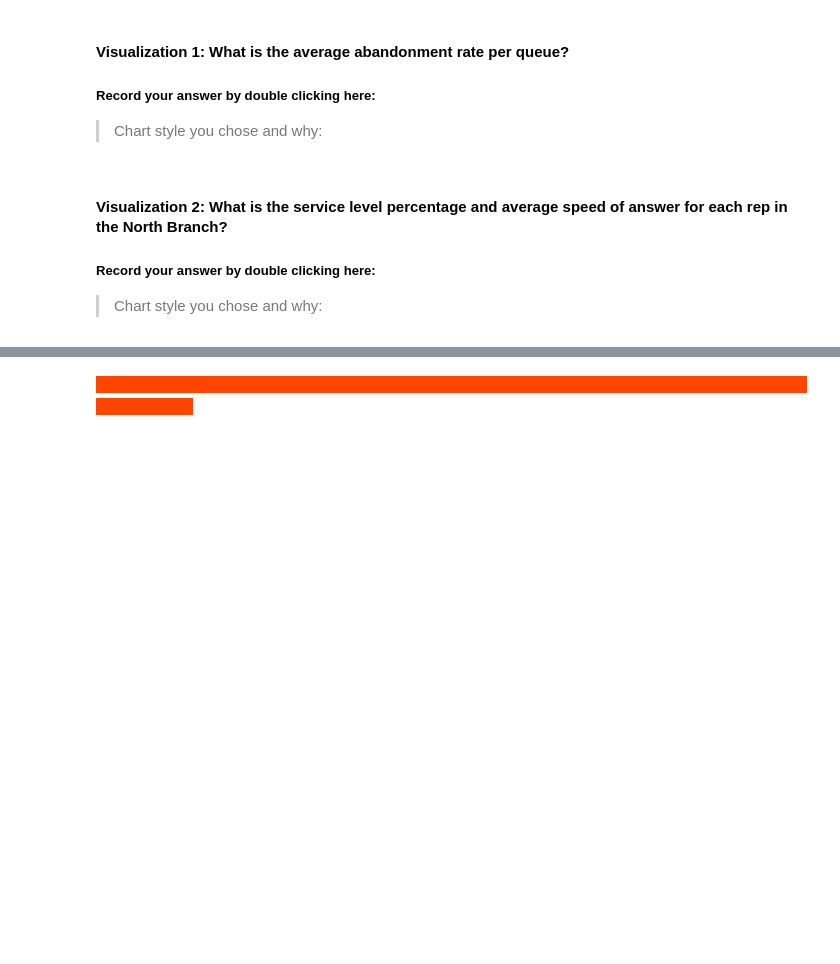
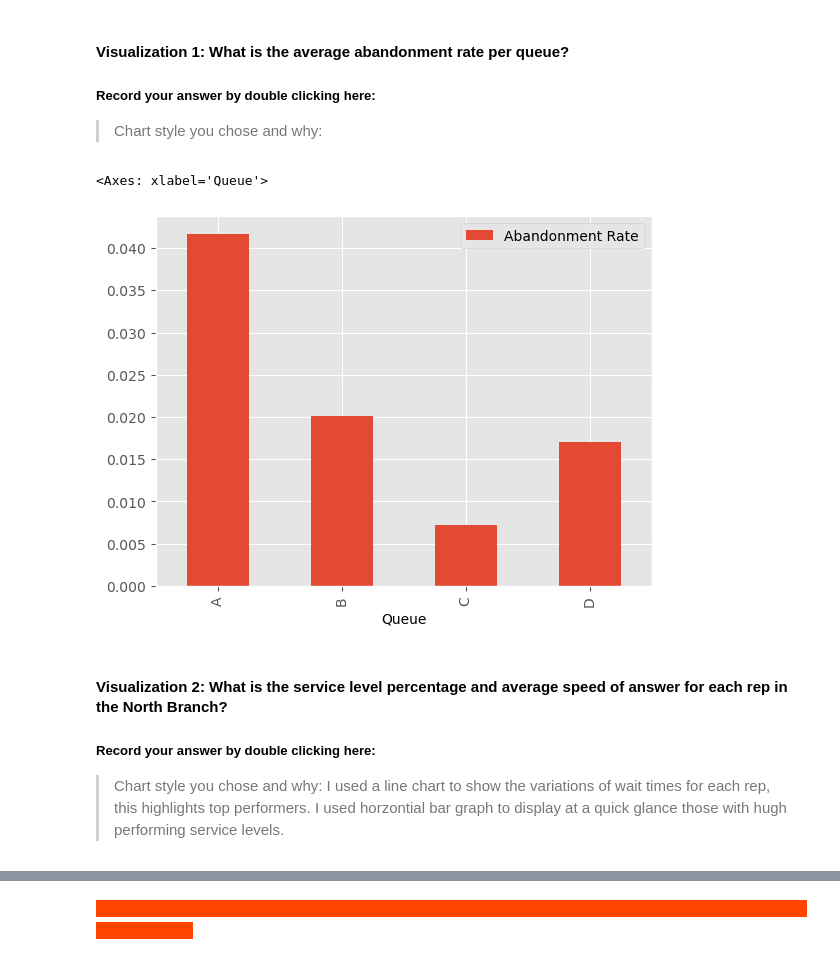
Before and after one commit to knhaye13/call-center-cleanup-assignment, a Jupyter notebook: Call_Center_Cleanup.ipynb, the cells around one changed output, grey strips where cells are left out. Cells and saved outputs as stored; diff of their text form; code cells hidden in the pictures; blank space fills up the shorter version.

```diff
--- a/Call_Center_Cleanup.ipynb
+++ b/Call_Center_Cleanup.ipynb
@@ -463,22 +470,36 @@ Create a visualization for each of the following questions. Some of the code to
 # %%
 # Create visualization 1 here
 # Import any additional libraries needed with alias
+import seaborn as np
+import matplotlib.pyplot as plt
+from matplotlib import style
+plt.style.use('ggplot')
+
 
 
 
 # The dictionary abandonment_rates has the data you need.
 abandonment_rates = {}
+
 queues = ["A", "B", "C", "D"]
+
 queue_dict = df.groupby("Queue").agg("sum")
 for i in range(4):
     abandonment_rates[queues[i]] = queue_dict["Abandoned"][i] / queue_dict["Calls"][i]
 
-#Your Code Here:
+
+    #Your Code Here:
+queues_df = pd.DataFrame({'Queue':abandonment_rates.keys(), 'Abandonment Rate':abandonment_rates.values()})
+queues_df.plot(kind='bar',x='Queue')
+# %% [output]
+<Axes: xlabel='Queue'>
+[figure, added]
 # %% [markdown]
 #### Visualization 2: What is the service level percentage and average speed of answer for each rep in the North Branch?
 ##### Record your answer by double clicking here:
 
-> Chart style you chose and why:
+> Chart style you chose and why: I used a line chart to show the variations of wait times for each rep, this highlights top performers.
+I used horzontial bar graph to display at a quick glance those with hugh performing service levels.
 # %%
 # Create visualization 2 here
 # north_plt contains the data you need for the average speed of answer of each rep
```
Also changed, not shown: parts of 12 cells of this notebook.
